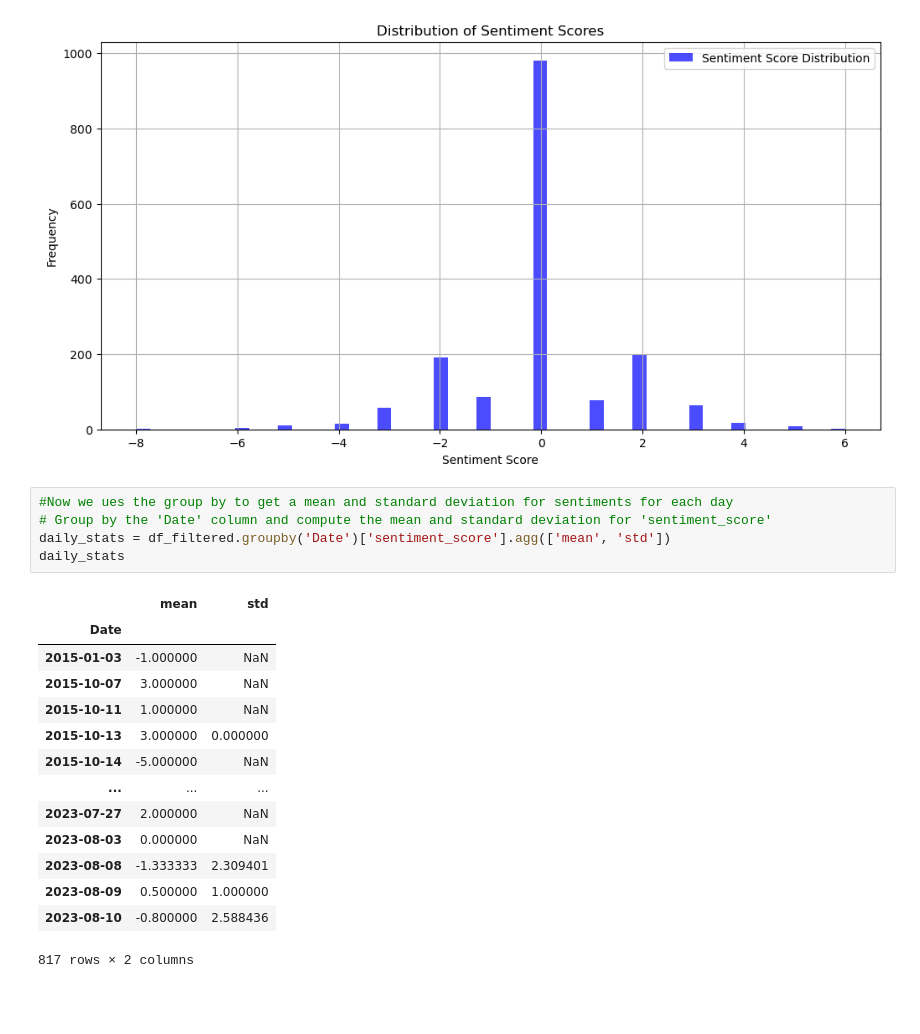
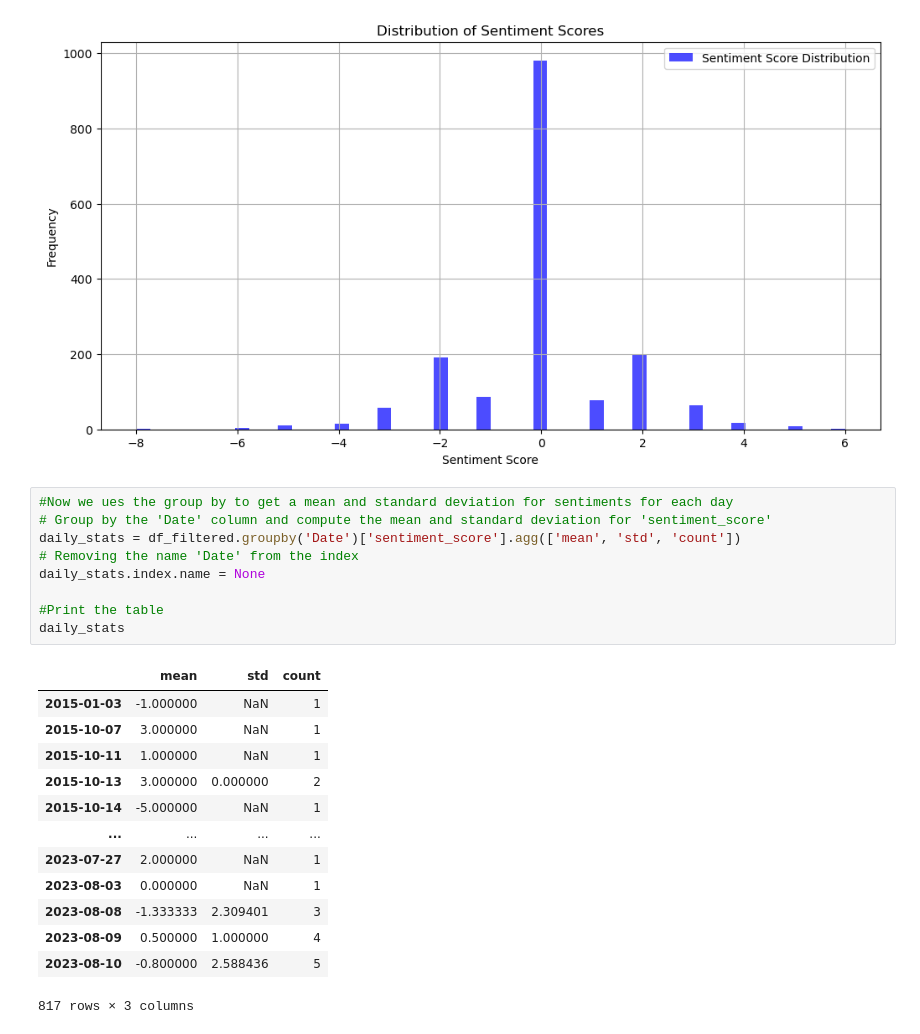
Before and after one commit to lealundjeppesen/kode_koner, a Jupyter notebook: PROJECT/Berlingske_scrape.ipynb, the cells around one changed output. Drawn from its saved outputs; the diff is of its cells as text; blank space fills up the shorter version.

```diff
--- a/PROJECT/Berlingske_scrape.ipynb
+++ b/PROJECT/Berlingske_scrape.ipynb
@@ -329,20 +329,23 @@ plt.show()
 # %%
 #Now we ues the group by to get a mean and standard deviation for sentiments for each day
 # Group by the 'Date' column and compute the mean and standard deviation for 'sentiment_score'
-daily_stats = df_filtered.groupby('Date')['sentiment_score'].agg(['mean', 'std'])
+daily_stats = df_filtered.groupby('Date')['sentiment_score'].agg(['mean', 'std', 'count'])
+# Removing the name 'Date' from the index
+daily_stats.index.name = None
+
+#Print the table
 daily_stats
 # %% [output]
-|  | mean | std |
-| Date |  |  |
-| 2015-01-03 | -1.000000 | NaN |
-| 2015-10-07 | 3.000000 | NaN |
-| 2015-10-11 | 1.000000 | NaN |
-| 2015-10-13 | 3.000000 | 0.000000 |
-| 2015-10-14 | -5.000000 | NaN |
-| ... | ... | ... |
-| 2023-07-27 | 2.000000 | NaN |
-| 2023-08-03 | 0.000000 | NaN |
-| 2023-08-08 | -1.333333 | 2.309401 |
-| 2023-08-09 | 0.500000 | 1.000000 |
-| 2023-08-10 | -0.800000 | 2.588436 |
+|  | mean | std | count |
+| 2015-01-03 | -1.000000 | NaN | 1 |
+| 2015-10-07 | 3.000000 | NaN | 1 |
+| 2015-10-11 | 1.000000 | NaN | 1 |
+| 2015-10-13 | 3.000000 | 0.000000 | 2 |
+| 2015-10-14 | -5.000000 | NaN | 1 |
+| ... | ... | ... | ... |
+| 2023-07-27 | 2.000000 | NaN | 1 |
+| 2023-08-03 | 0.000000 | NaN | 1 |
+| 2023-08-08 | -1.333333 | 2.309401 | 3 |
+| 2023-08-09 | 0.500000 | 1.000000 | 4 |
+| 2023-08-10 | -0.800000 | 2.588436 | 5 |
-817 rows × 2 columns
+817 rows × 3 columns
```
Also changed, not shown: parts of 2 cells of this notebook.
